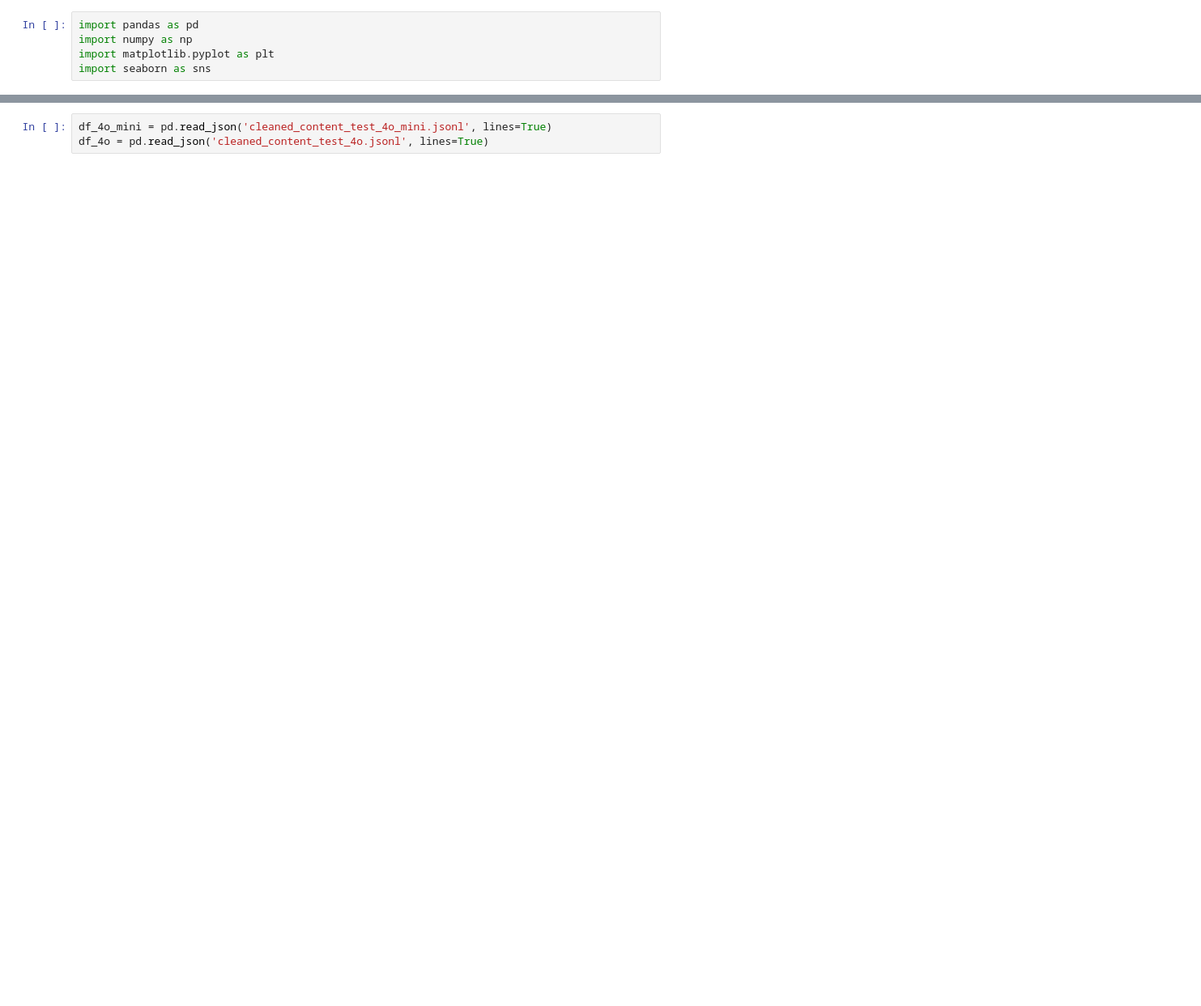
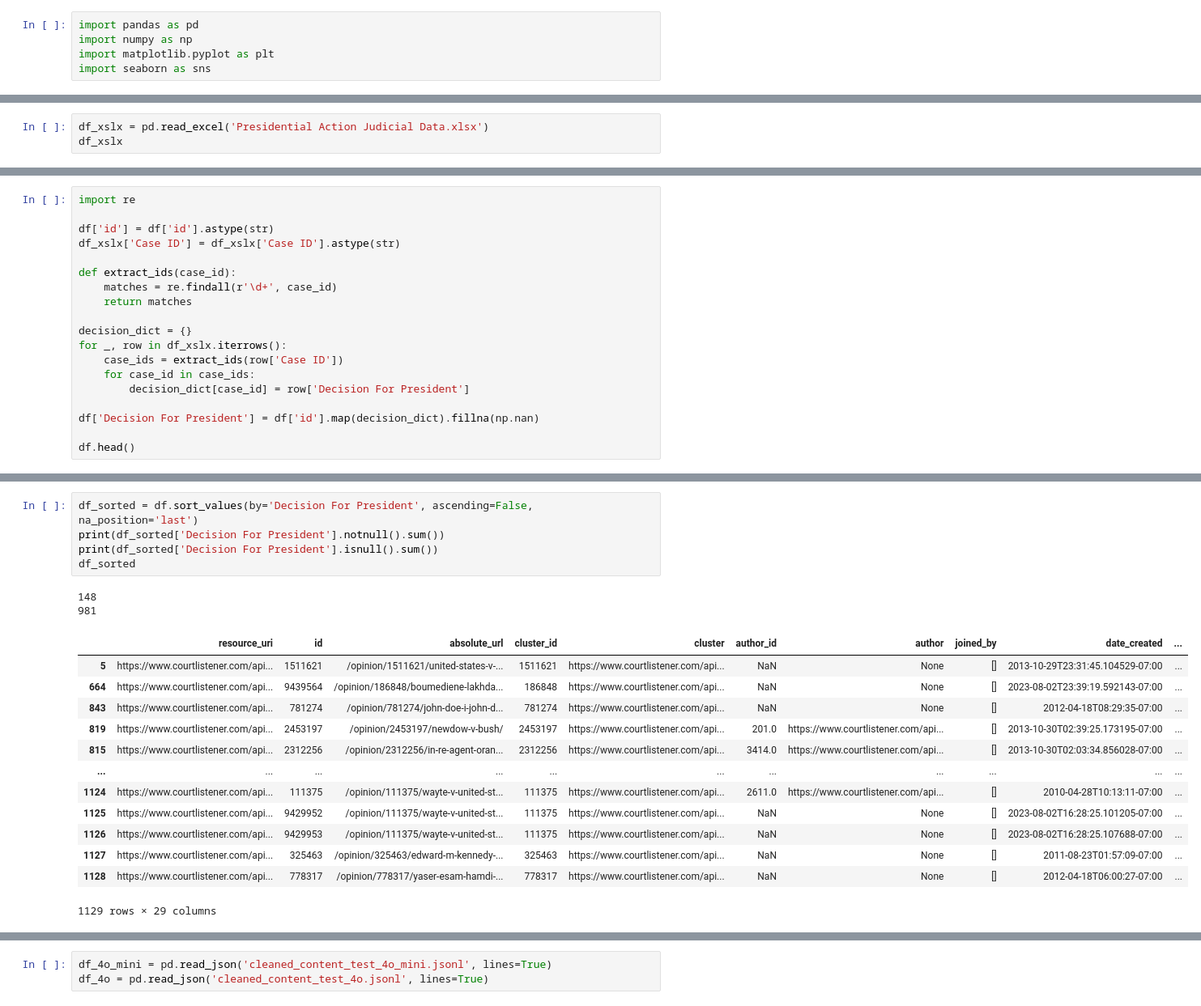
Before and after one commit to kazakhpunk/LLM-Political-Bias, a Jupyter notebook: 4o_and_4o_mini_cross-validation.ipynb, the cells around one changed output, grey strips where cells are left out. Shown: that part at 81% size. Cells and saved outputs as stored; diff of their text form; blank space fills up the shorter version.

```diff
--- a/4o_and_4o_mini_cross-validation.ipynb
+++ b/4o_and_4o_mini_cross-validation.ipynb
@@ -57,3 +57,6 @@ cluster_id                0
 absolute_url              0
 opinions_cited            0
 dtype: int64
+# %%
+df_xslx = pd.read_excel('Presidential Action Judicial Data.xlsx')
+df_xslx
@@ -59,0 +83,19 @@ dtype: int64
+# %%
+import re
+
+df['id'] = df['id'].astype(str)
+df_xslx['Case ID'] = df_xslx['Case ID'].astype(str)
+
+def extract_ids(case_id):
+    matches = re.findall(r'\d+', case_id)
+    return matches
+
+decision_dict = {}
+for _, row in df_xslx.iterrows():
+    case_ids = extract_ids(row['Case ID'])
+    for case_id in case_ids:
+        decision_dict[case_id] = row['Decision For President']
+
+df['Decision For President'] = df['id'].map(decision_dict).fillna(np.nan)
+
+df.head()
@@ -60,3 +110,24 @@ dtype: int64
+# %%
+df_sorted = df.sort_values(by='Decision For President', ascending=False, na_position='last')
+print(df_sorted['Decision For President'].notnull().sum())
+print(df_sorted['Decision For President'].isnull().sum())
+df_sorted
+# %% [output]
+148
+981
+|  | resource_uri | id | absolute_url | cluster_id | cluster | author_id | author | joined_by | date_created | ... |
+| 5 | https://www.courtlistener.com/api... | 1511621 | /opinion/1511621/united-states-v-... | 1511621 | https://www.courtlistener.com/api... | NaN | None | [] | 2013-10-29T23:31:45.104529-07:00 | ... |
+| 664 | https://www.courtlistener.com/api... | 9439564 | /opinion/186848/boumediene-lakhda... | 186848 | https://www.courtlistener.com/api... | NaN | None | [] | 2023-08-02T23:39:19.592143-07:00 | ... |
+| 843 | https://www.courtlistener.com/api... | 781274 | /opinion/781274/john-doe-i-john-d... | 781274 | https://www.courtlistener.com/api... | NaN | None | [] | 2012-04-18T08:29:35-07:00 | ... |
+| 819 | https://www.courtlistener.com/api... | 2453197 | /opinion/2453197/newdow-v-bush/ | 2453197 | https://www.courtlistener.com/api... | 201.0 | https://www.courtlistener.com/api... | [] | 2013-10-30T02:39:25.173195-07:00 | ... |
+| 815 | https://www.courtlistener.com/api... | 2312256 | /opinion/2312256/in-re-agent-oran... | 2312256 | https://www.courtlistener.com/api... | 3414.0 | https://www.courtlistener.com/api... | [] | 2013-10-30T02:03:34.856028-07:00 | ... |
+| ... | ... | ... | ... | ... | ... | ... | ... | ... | ... | ... |
+| 1124 | https://www.courtlistener.com/api... | 111375 | /opinion/111375/wayte-v-united-st... | 111375 | https://www.courtlistener.com/api... | 2611.0 | https://www.courtlistener.com/api... | [] | 2010-04-28T10:13:11-07:00 | ... |
+| 1125 | https://www.courtlistener.com/api... | 9429952 | /opinion/111375/wayte-v-united-st... | 111375 | https://www.courtlistener.com/api... | NaN | None | [] | 2023-08-02T16:28:25.101205-07:00 | ... |
+| 1126 | https://www.courtlistener.com/api... | 9429953 | /opinion/111375/wayte-v-united-st... | 111375 | https://www.courtlistener.com/api... | NaN | None | [] | 2023-08-02T16:28:25.107688-07:00 | ... |
+| 1127 | https://www.courtlistener.com/api... | 325463 | /opinion/325463/edward-m-kennedy-... | 325463 | https://www.courtlistener.com/api... | NaN | None | [] | 2011-08-23T01:57:09-07:00 | ... |
+| 1128 | https://www.courtlistener.com/api... | 778317 | /opinion/778317/yaser-esam-hamdi-... | 778317 | https://www.courtlistener.com/api... | NaN | None | [] | 2012-04-18T06:00:27-07:00 | ... |
+1129 rows × 29 columns
 # %%
 import json
 
```
Also changed, not shown: parts of 14 cells of this notebook.
